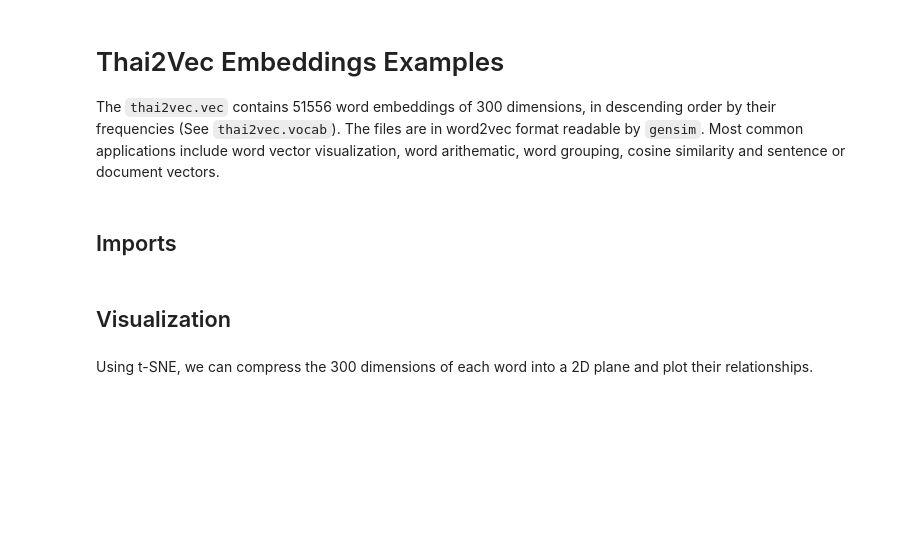
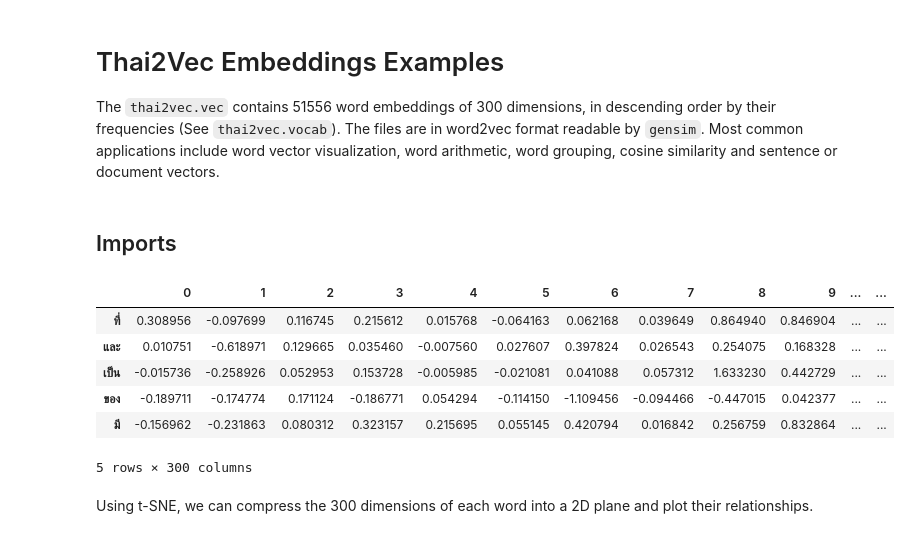
Before and after one commit to cstorm125/thai2fit, a Jupyter notebook: notebooks/examples.ipynb, the cells around one changed output. Cells and saved outputs as stored; diff of their text form; code cells hidden in the pictures; blank space fills up the shorter version.

```diff
--- a/notebooks/examples.ipynb
+++ b/notebooks/examples.ipynb
@@ -1,6 +1,6 @@
 # %% [markdown]
 # Thai2Vec Embeddings Examples
-The `thai2vec.vec` contains 51556 word embeddings of 300 dimensions, in descending order by their frequencies (See `thai2vec.vocab`). The files are in word2vec format readable by `gensim`. Most common applications include word vector visualization, word arithematic, word grouping, cosine similarity and sentence or document vectors.
+The `thai2vec.vec` contains 51556 word embeddings of 300 dimensions, in descending order by their frequencies (See `thai2vec.vocab`). The files are in word2vec format readable by `gensim`. Most common applications include word vector visualization, word arithmetic, word grouping, cosine similarity and sentence or document vectors.
 # %% [markdown]
 ## Imports
 # %%
@@ -22,7 +21,20 @@ PATH='/home/ubuntu/data/thaiwiki/'
 # %%
 #load into gensim
 model = KeyedVectors.load_word2vec_format(f'{PATH}models/thai2vec.vec',binary=False)
+
+#create dataframe
+thai2dict = {}
+for word in model.index2word:
+    thai2dict[word] = model[word]
+thai2vec = pd.DataFrame.from_dict(thai2dict,orient='index')
+thai2vec.head()
+# %% [output]
+|  | 0 | 1 | 2 | 3 | 4 | 5 | 6 | 7 | 8 | 9 | ... | ... |
+| ที่ | 0.308956 | -0.097699 | 0.116745 | 0.215612 | 0.015768 | -0.064163 | 0.062168 | 0.039649 | 0.864940 | 0.846904 | ... | ... |
+| และ | 0.010751 | -0.618971 | 0.129665 | 0.035460 | -0.007560 | 0.027607 | 0.397824 | 0.026543 | 0.254075 | 0.168328 | ... | ... |
+| เป็น | -0.015736 | -0.258926 | 0.052953 | 0.153728 | -0.005985 | -0.021081 | 0.041088 | 0.057312 | 1.633230 | 0.442729 | ... | ... |
+| ของ | -0.189711 | -0.174774 | 0.171124 | -0.186771 | 0.054294 | -0.114150 | -1.109456 | -0.094466 | -0.447015 | 0.042377 | ... | ... |
+| มี | -0.156962 | -0.231863 | 0.080312 | 0.323157 | 0.215695 | 0.055145 | 0.420794 | 0.016842 | 0.256759 | 0.832864 | ... | ... |
+5 rows × 300 columns
-# %% [markdown]
-## Visualization
 # %% [markdown]
 Using t-SNE, we can compress the 300 dimensions of each word into a 2D plane and plot their relationships.
```
Also changed, not shown: parts of 7 cells of this notebook.
